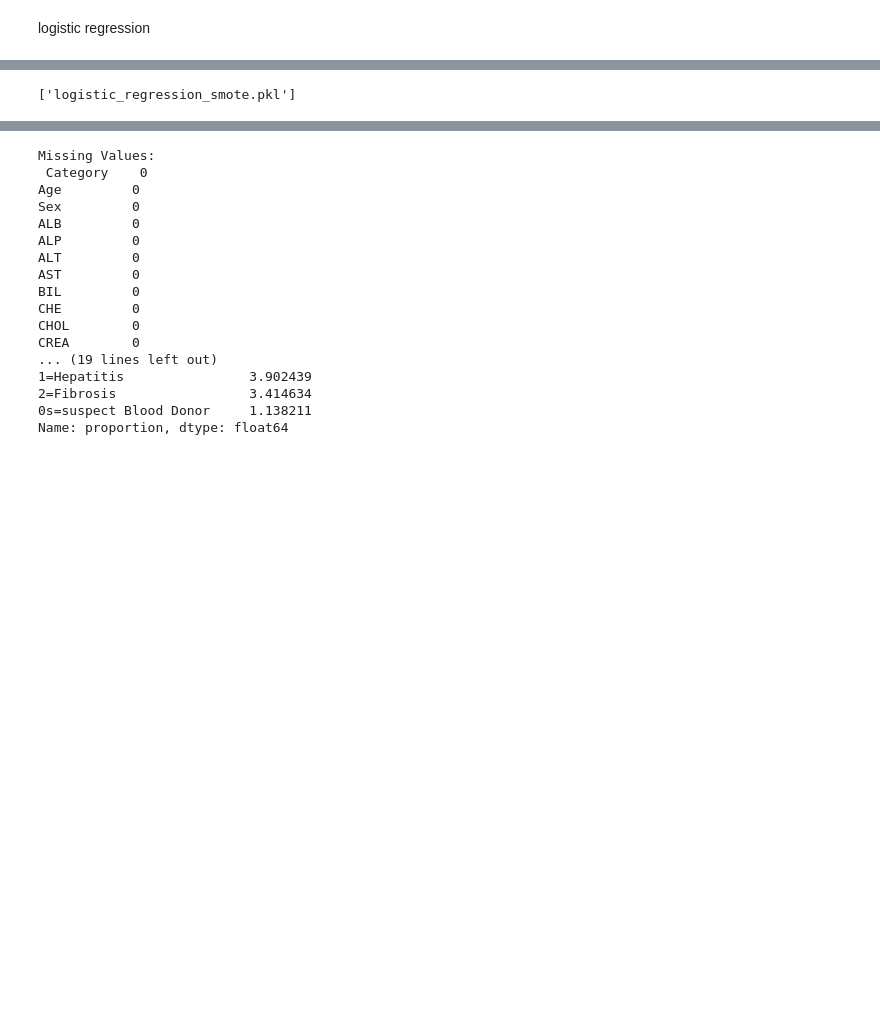
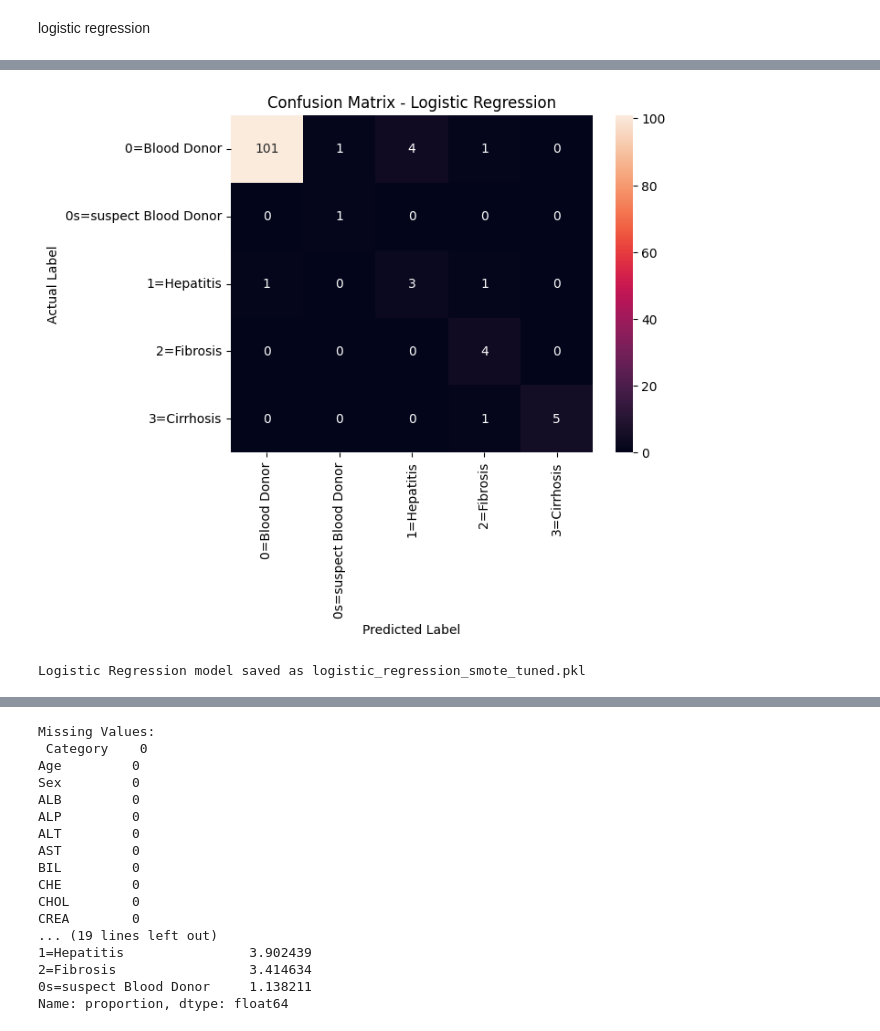
Before and after one commit to triasitepu/data_science, a Jupyter notebook: notebooks/HCV_DATA_UAS.ipynb, the cells around one changed output, grey strips where cells are left out. Cells and saved outputs as stored; diff of their text form; code cells hidden in the pictures; blank space fills up the shorter version.

```diff
--- a/notebooks/HCV_DATA_UAS.ipynb
+++ b/notebooks/HCV_DATA_UAS.ipynb
@@ -164,7 +161,7 @@ logistic regression
 # ===============================
 # IMPORT
 # ===============================
-from sklearn.model_selection import train_test_split
+from sklearn.model_selection import train_test_split, GridSearchCV
 from sklearn.linear_model import LogisticRegression
 from sklearn.impute import SimpleImputer
 from sklearn.preprocessing import RobustScaler
@@ -192,29 +189,86 @@ X_train, X_test, y_train, y_test = train_test_split(
 pipeline_lr = Pipeline(steps=[
     ("imputer", SimpleImputer(strategy="median")),
     ("scaler", RobustScaler()),
-    ("smote", SMOTE(random_state=42)),
+    ("smote", SMOTE(
+        random_state=42,
+        k_neighbors=2      # 🔥 FIX untuk data kecil & imbalanced
+    )),
     ("model", LogisticRegression(
         max_iter=1000,
-        solver="lbfgs",
         random_state=42
     ))
 ])
 
 # ===============================
-# TRAIN MODEL
+# HYPERPARAMETER GRID (TUNING)
 # ===============================
-pipeline_lr.fit(X_train, y_train)
+param_grid = {
+    "model__C": [0.01, 0.1, 1, 10, 100],
+    "model__solver": ["lbfgs", "liblinear"],
+    "model__penalty": ["l2"]
+}
+
+# ===============================
+# GRID SEARCH
+# ===============================
+grid_search = GridSearchCV(
+    estimator=pipeline_lr,
+    param_grid=param_grid,
+    cv=5,
+    scoring="accuracy",
+    n_jobs=-1,
+    error_score="raise"
+)
+
+# ===============================
+# TRAIN MODEL (DENGAN TUNING)
+# ===============================
+print("Training Logistic Regression model with hyperparameter tuning...")
+grid_search.fit(X_train, y_train)
+print("Training complete.")
+
+# ===============================
+# BEST MODEL
+# ===============================
+best_lr = grid_search.best_estimator_
+
+print("\nBest Hyperparameters:")
+print(grid_search.best_params_)
 
 # ===============================
 # EVALUATION
 # ===============================
-y_pred = pipeline_lr.predict(X_test)
+y_pred = best_lr.predict(X_test)
 
+print("\n--- Logistic Regression Model Evaluation (Tuned) ---")
 print("Accuracy:", accuracy_score(y_test, y_pred))
-print(classification_report(y_test, y_pred))
+print(classification_report(
+    y_test,
+    y_pred,
+    zero_division=0
+))
+
+# ===============================
+# Confussion matrix
+# ===============================
+cm = confusion_matrix(y_test, y_pred)
+
+plt.figure()
+sns.heatmap(
+    cm,
+    annot=True,
+    fmt='d',
+    xticklabels=le_target.classes_,
+    yticklabels=le_target.classes_
+)
+plt.xlabel("Predicted Label")
+plt.ylabel("Actual Label")
+plt.title("Confusion Matrix - Logistic Regression")
+plt.show()
 
 # ===============================
 # SAVE MODEL (.pkl)
 # ===============================
-joblib.dump(pipeline_lr, "logistic_regression_smote.pkl")
+joblib.dump(best_lr, "logistic_regression_smote_tuned.pkl")
+print("Logistic Regression model saved as logistic_regression_smote_tuned.pkl")
 # %% [output]
@@ -233 +294,2 @@ weighted avg       0.98      0.98      0.98       123
+[figure, added]
-['logistic_regression_smote.pkl']
+Logistic Regression model saved as logistic_regression_smote_tuned.pkl
```
Also changed, not shown: parts of 10 cells of this notebook, 7 other files.
